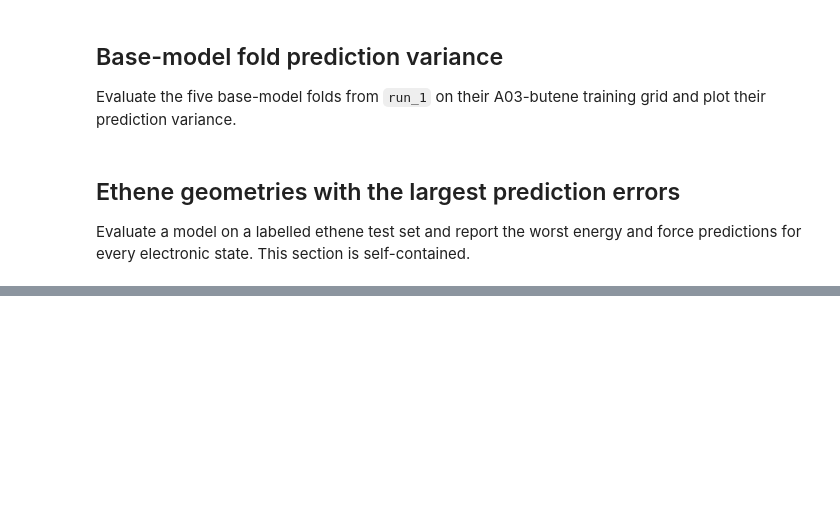
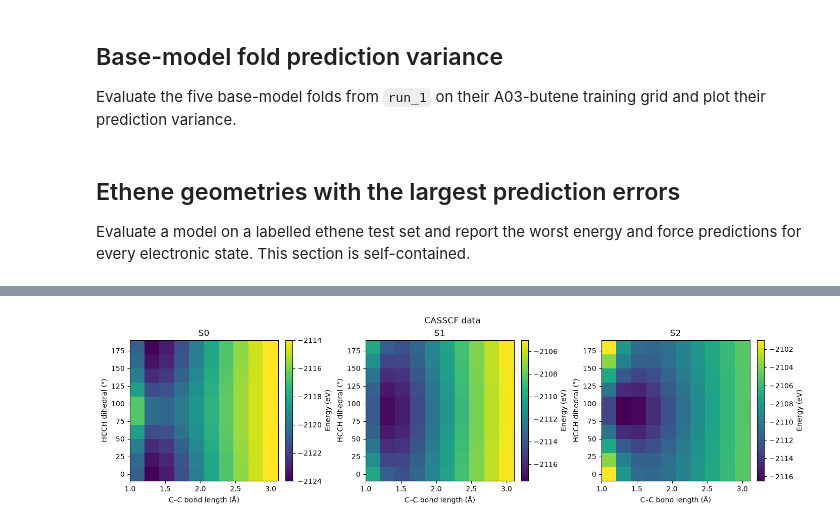
Before and after one commit to yoghurtfork/X-MACE-sampling, a Jupyter notebook: notebooks/analyse_model.ipynb, the cells around one changed output, grey strips where cells are left out. Drawn from its saved outputs; the diff is of its cells as text; code cells hidden in the pictures; blank space fills up the shorter version.

Commit message:
Add some plots

```diff
--- a/notebooks/analyse_model.ipynb
+++ b/notebooks/analyse_model.ipynb
@@ -594,0 +599,51 @@ plt.close(fig)
+# %%
+from pathlib import Path
+
+import ase.io
+import matplotlib.pyplot as plt
+import numpy as np
+
+XYZ_GRID = Path("/home/lim_yt/X-MACE-sampling/data/A01_ethene/static/A01_ethene_grid_static_CASSCF_101_grid.xyz")
+ethene_atoms = ase.io.read(XYZ_GRID, index=":")
+
+# The leading frame is the equilibrium reference; the remaining 100 frames form the 10 × 10 grid.
+grid_atoms = ethene_atoms[1:]
+energies = np.vstack([
+    np.asarray(atoms.info["REF_energy"], dtype=float).reshape(-1)
+    for atoms in grid_atoms
+])
+if energies.shape[1] != 3:
+    raise ValueError(f"Expected three electronic states, got {energies.shape[1]}")
+
+bond_lengths = np.asarray([atoms.get_distance(0, 1) for atoms in grid_atoms])
+dihedrals = np.asarray([atoms.get_dihedral(2, 0, 1, 3) for atoms in grid_atoms])
+x = np.unique(np.round(bond_lengths, 6))
+y = np.unique(np.round(dihedrals, 6))
+x_index = np.searchsorted(x, np.round(bond_lengths, 6))
+y_index = np.searchsorted(y, np.round(dihedrals, 6))
+
+if len(grid_atoms) != len(x) * len(y):
+    raise ValueError("Grid geometries do not form a complete C–C/HCCH mesh")
+
+surface = np.full((len(y), len(x), 3), np.nan)
+surface[y_index, x_index] = energies
+# Fixed limits match the augmented-grid heatmaps for direct comparison.
+limits = [(-2124, -2114), (-2117.5, -2105), (-2116.5, -2101)]
+
+fig, axes = plt.subplots(1, 3, figsize=(14, 3.8), constrained_layout=True)
+for state, ax in enumerate(axes):
+    im = ax.pcolormesh(
+        x, y, surface[..., state], shading="nearest", cmap="viridis",
+        vmin=limits[state][0], vmax=limits[state][1],
+    )
+    ax.set(
+        title=f"S{state}",
+        xlabel="C–C bond length (Å)",
+        ylabel="HCCH dihedral (°)",
+    )
+    fig.colorbar(im, ax=ax, label="Energy (eV)")
+
+plt.suptitle("CASSCF data")
+plt.show()
+# %% [output]
+[figure, added]
```
Also changed, not shown: parts of 1 cell of this notebook, 1 other file.
